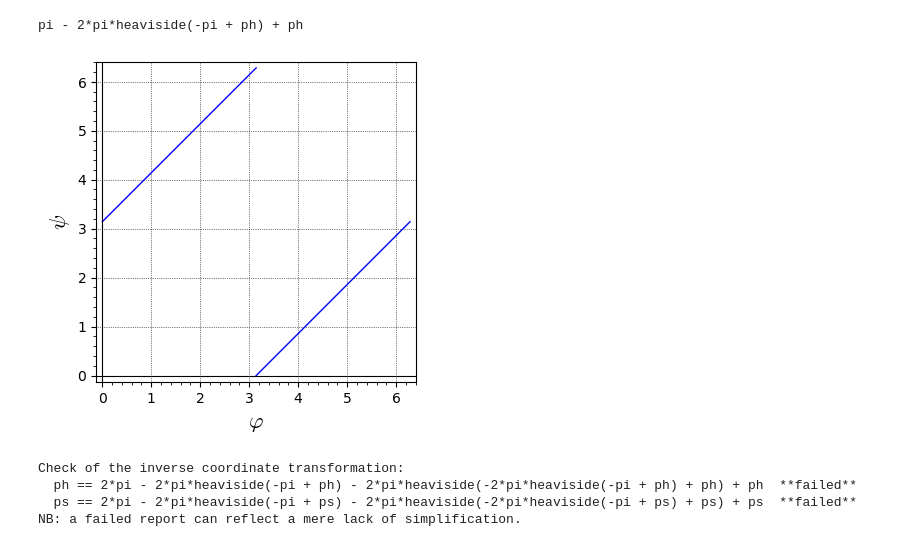
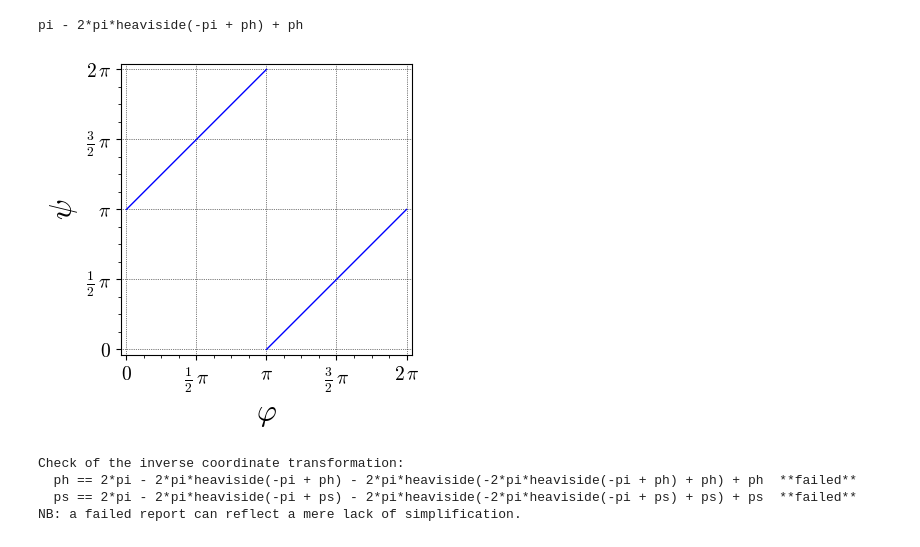
Before and after one commit to sagemanifolds/SageManifolds, a Jupyter notebook: Notebooks/SM_sphere_S1.ipynb, the cells around one changed output. Saved outputs shown, nothing was run; the diff lists cells and outputs as text; code cells hidden in the pictures.

```diff
--- a/Notebooks/SM_sphere_S1.ipynb
+++ b/Notebooks/SM_sphere_S1.ipynb
@@ -48,10 +48,11 @@ pi - 2*pi*heaviside(-pi + ph) + ph
 # %%
 plot(CA_to_CB(ph)[0], (ph, 0, pi),
      axes_labels=[r'$\varphi$', r'$\psi$'],
-     frame=True, gridlines=True, aspect_ratio=1) \
+     ticks=[pi/2, pi/2], tick_formatter=[pi, pi], fontsize=14,
+     frame=True, gridlines=True, axes=False, aspect_ratio=1) \
 + plot(CA_to_CB(ph)[0], (ph, pi, 2*pi))
 # %% [output]
-[figure, old version]
+[figure, new version]
 # %%
 CA_to_CB.set_inverse(ps + pi*(1 - 2*heaviside(ps - pi)))
 # %% [output]
```
